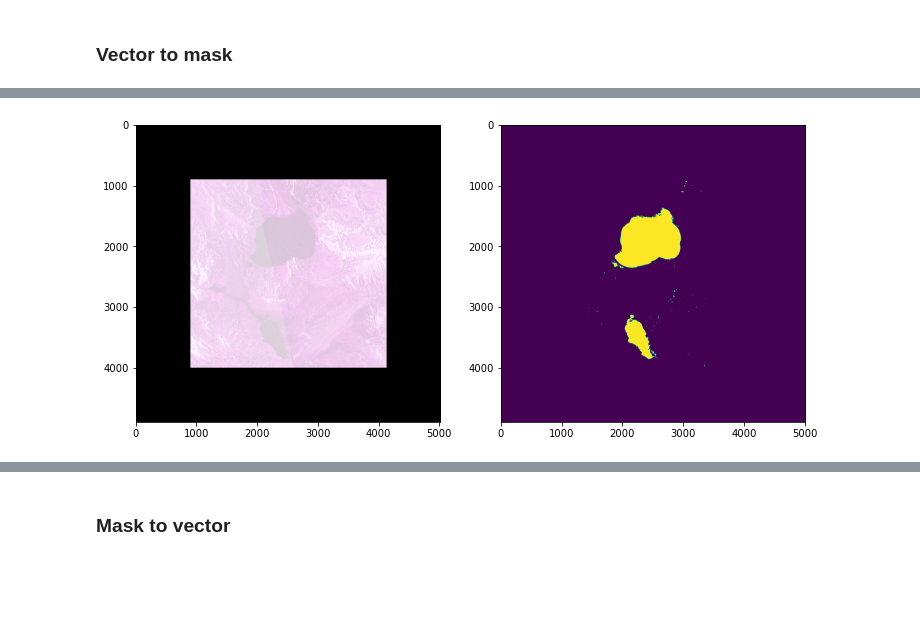
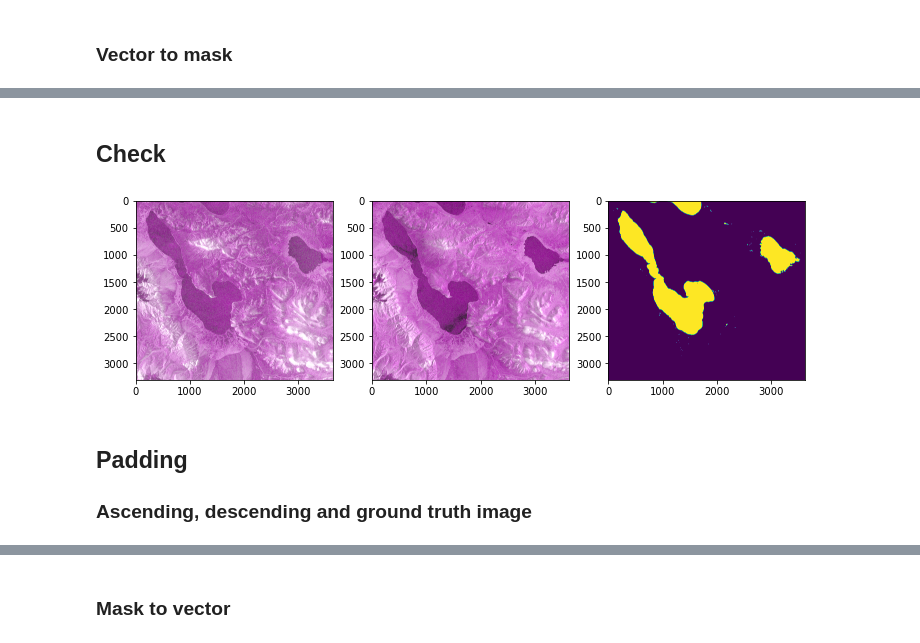
Before and after one commit to xinluo2018/Tibet-Water-2020, a Jupyter notebook: notebooks/vec_mask_padding.ipynb, the cells around one changed output, grey strips where cells are left out. Cells and saved outputs as stored; diff of their text form; code cells hidden in the pictures; blank space fills up the shorter version.

```diff
--- a/notebooks/vec_mask_padding.ipynb
+++ b/notebooks/vec_mask_padding.ipynb
@@ -95,14 +41,24 @@ scene 16
+# %% [markdown]
+## Check
 # %%
 ## check
-idx = '05'
-base_raster_path = config.root_proj + '/data/dset/s1_ascend/s1as_scene' + idx + '_pad.tif'
-output_path = config.root_proj + '/data/dset/s1_truth/scene' + idx + '_pad_wat_truth.tif'
-s1as_pad_img, s1as_pad_img_info = readTiff(path_in = base_raster_path)
-s1_truth, s1_truth_info = readTiff(path_in = output_path)
+idx = '01'
+path_s1as = config.root_proj + '/data/dset/s1_ascend/s1as_scene' + idx + '.tif'
+path_s1des = config.root_proj + '/data/dset/s1_descend/s1des_scene' + idx + '.tif'
+path_truth = config.root_proj + '/data/dset/s1_truth/scene' + idx + '_wat_truth.tif'
+
+s1as, s1as_info = readTiff(path_in = path_s1as)
+s1des, s1des_info = readTiff(path_in = path_s1des)
+s1_truth, s1_truth_info = readTiff(path_in = path_truth)
 plt.figure(figsize=(12, 6))
-plt.subplot(1,2,1)
-imgShow(s1as_pad_img, color_bands=(0,1,0), clip_percent=2)
-plt.subplot(1,2,2)
+plt.subplot(1,3,1)
+imgShow(s1as, color_bands=(0,1,0), clip_percent=2)
+plt.subplot(1,3,2)
+imgShow(s1des, color_bands=(0,1,0), clip_percent=2)
+plt.subplot(1,3,3)
 imgShow(s1_truth, color_bands=(0,1,0),clip_percent=2)
 # %% [output]
-[figure, old version]
+[figure, new version]
+# %% [markdown]
+## Padding
+### Ascending, descending and ground truth image
```
Also changed, not shown: parts of 8 cells of this notebook, 16 other files.
